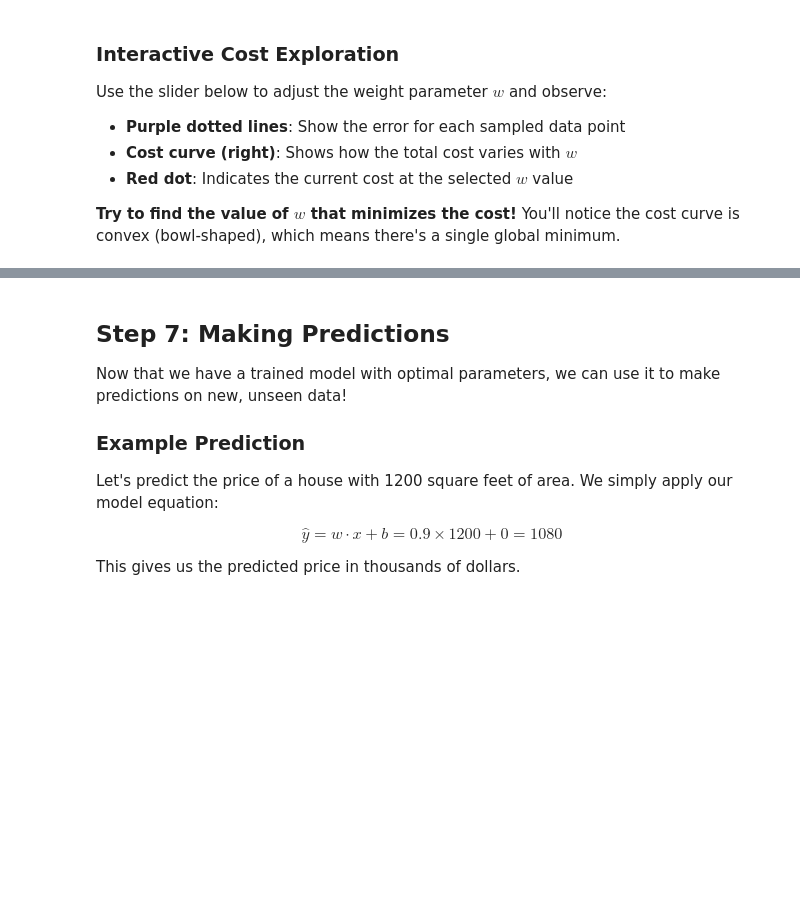
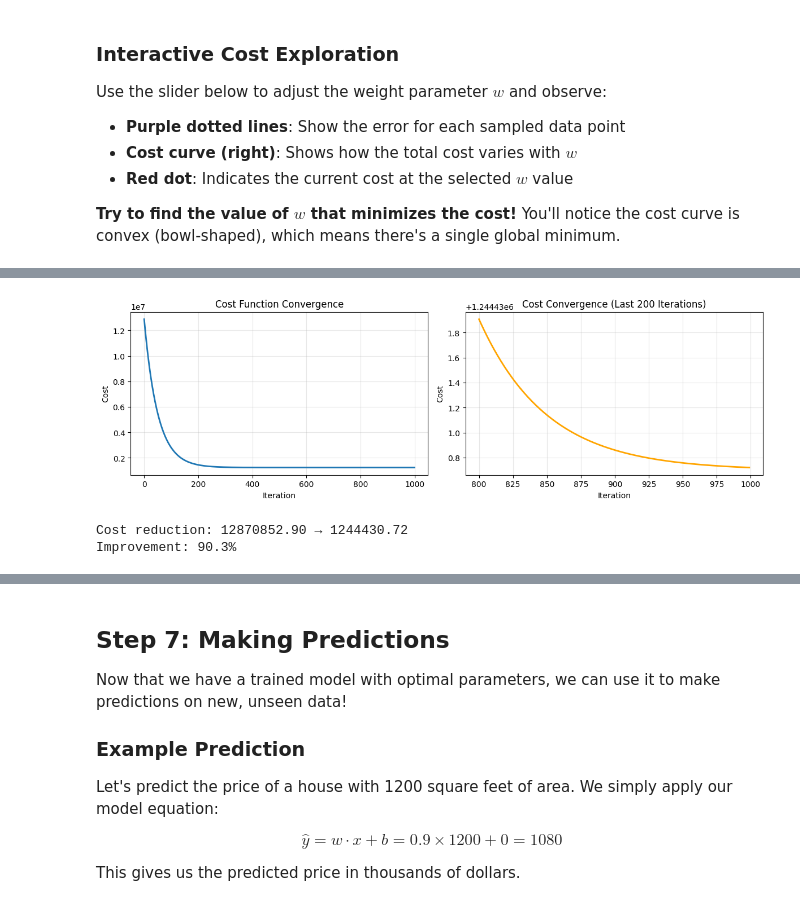
Before and after one commit to mellomaths/aiml, a Jupyter notebook: linear_regression.ipynb, the cells around one changed output, grey strips where cells are left out. Cells and saved outputs as stored; diff of their text form; code cells hidden in the pictures; blank space fills up the shorter version.

```diff
--- a/linear_regression.ipynb
+++ b/linear_regression.ipynb
@@ -392,0 +714,30 @@ Let's visualize how well our optimized model fits the data:
+# %%
+# Plot cost function convergence
+plt.figure(figsize=(12, 4))
+
+# Left plot: Full cost history
+plt.subplot(1, 2, 1)
+plt.plot(cost_history, linewidth=2)
+plt.xlabel('Iteration')
+plt.ylabel('Cost')
+plt.title('Cost Function Convergence')
+plt.grid(True, alpha=0.3)
+
+# Right plot: Last 200 iterations (zoomed in)
+plt.subplot(1, 2, 2)
+plt.plot(range(len(cost_history)-200, len(cost_history)),
+         cost_history[-200:], linewidth=2, color='orange')
+plt.xlabel('Iteration')
+plt.ylabel('Cost')
+plt.title('Cost Convergence (Last 200 Iterations)')
+plt.grid(True, alpha=0.3)
+
+plt.tight_layout()
+plt.show()
+
+print(f"\nCost reduction: {cost_history[0]:.2f} → {cost_history[-1]:.2f}")
+print(f"Improvement: {((cost_history[0] - cost_history[-1]) / cost_history[0] * 100):.1f}%")
+# %% [output]
+[figure, added]
+Cost reduction: 12870852.90 → 1244430.72
+Improvement: 90.3%
```
Also changed, not shown: parts of 36 cells of this notebook.
